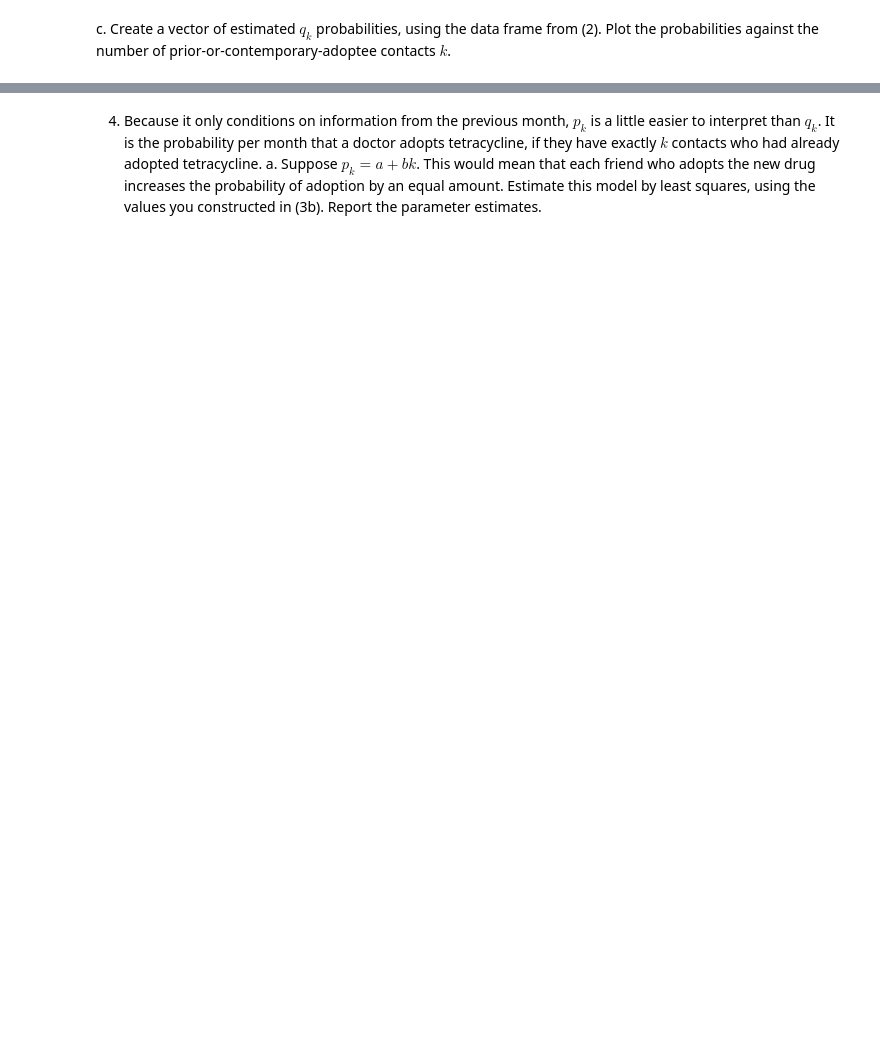
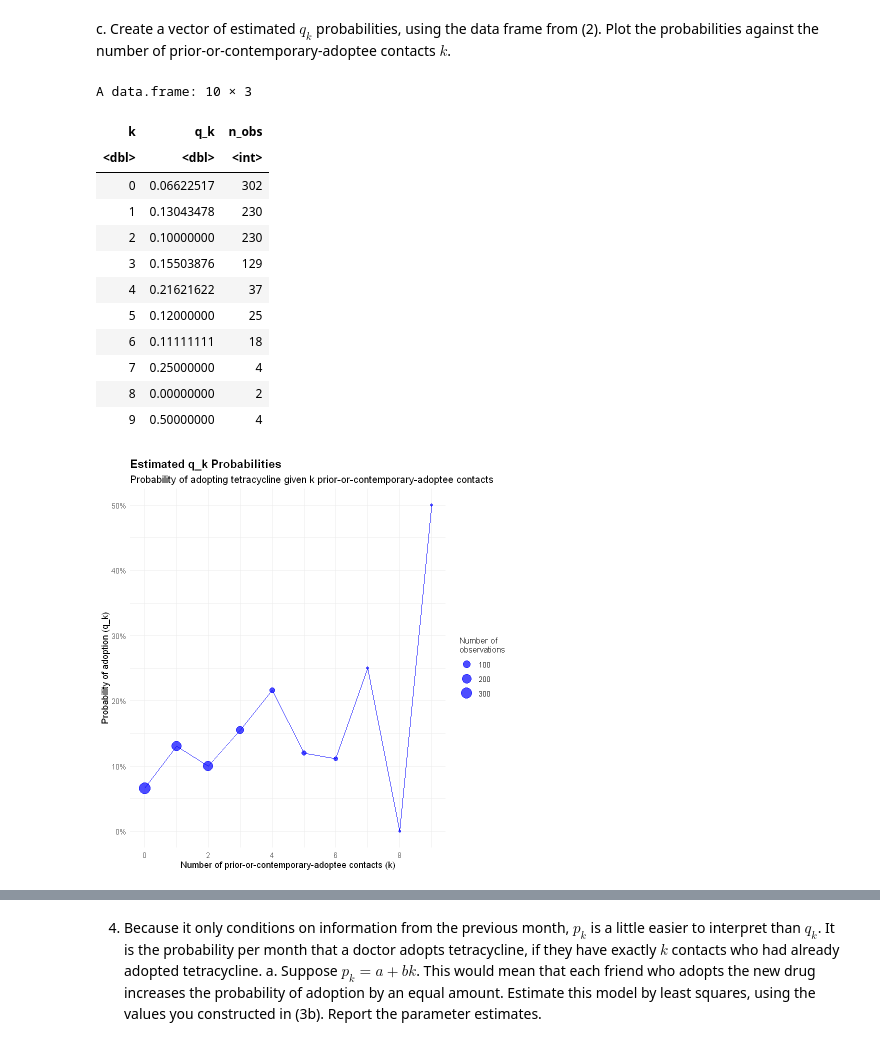
Before and after one commit to AI1379/math-practice, a Jupyter notebook: homework/Homework-04.ipynb, the cells around one changed output, grey strips where cells are left out. Drawn from its saved outputs; the diff is of its cells as text; code cells hidden in the pictures; blank space fills up the shorter version.

```diff
--- a/homework/Homework-04.ipynb
+++ b/homework/Homework-04.ipynb
@@ -43,2 +227,64 @@ and
 # %% [markdown]
   c. Create a vector of estimated $q_k$ probabilities, using the data frame from (2). Plot the probabilities against the number of prior-or-contemporary-adoptee contacts $k$.
+# %%
+# For q_k, we use contacts_before_or_same instead of contacts_before
+k_values_q <- sort(unique(eligible_rows$contacts_before_or_same))
+q_k_estimates <- numeric(length(k_values_q))
+n_observations_q <- numeric(length(k_values_q))
+
+# Calculate q_k for each value of k
+q_k_estimates <- sapply(k_values_q, function(k) {
+    rows_with_k <- eligible_rows[eligible_rows$contacts_before_or_same == k, ]
+    if (nrow(rows_with_k) > 0) {
+        sum(rows_with_k$started_this_month) / nrow(rows_with_k)
+    } else {
+        0
+    }
+})
+
+n_observations_q <- sapply(k_values_q, function(k) {
+    sum(eligible_rows$contacts_before_or_same == k)
+})
+
+q_k_df <- data.frame(
+    k = k_values_q,
+    q_k = q_k_estimates,
+    n_obs = n_observations_q
+)
+
+q_k_df
+
+ggplot(q_k_df, aes(x = k, y = q_k)) +
+    geom_point(aes(size = n_obs), alpha = 0.7, color = "blue") +
+    geom_line(color = "blue") +
+    labs(
+        title = "Estimated q_k Probabilities",
+        subtitle = "Probability of adopting tetracycline given k prior-or-contemporary-adoptee contacts",
+        x = "Number of prior-or-contemporary-adoptee contacts (k)",
+        y = "Probability of adoption (q_k)",
+        size = "Number of\nobservations"
+    ) +
+    theme_minimal() +
+    scale_x_continuous(breaks = seq(0, max(k_values_q), by = 2)) +
+    scale_y_continuous(labels = scales::percent_format()) +
+    theme(
+        plot.title = element_text(size = 14, face = "bold"),
+        plot.subtitle = element_text(size = 12),
+        axis.title = element_text(size = 11),
+        legend.title = element_text(size = 10)
+    )
+# %% [output]
+A data.frame: 10 × 3
+| k | q_k | n_obs |
+| <dbl> | <dbl> | <int> |
+| 0 | 0.06622517 | 302 |
+| 1 | 0.13043478 | 230 |
+| 2 | 0.10000000 | 230 |
+| 3 | 0.15503876 | 129 |
+| 4 | 0.21621622 | 37 |
+| 5 | 0.12000000 | 25 |
+| 6 | 0.11111111 | 18 |
+| 7 | 0.25000000 | 4 |
+| 8 | 0.00000000 | 2 |
+| 9 | 0.50000000 | 4 |
+[figure, added]
```
Also changed, not shown: parts of 16 cells of this notebook, 7 other files.
